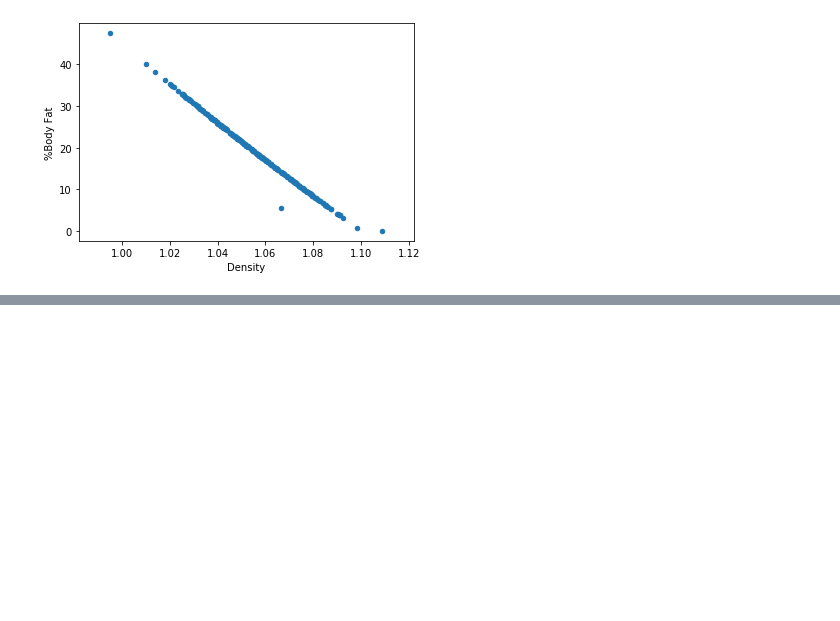
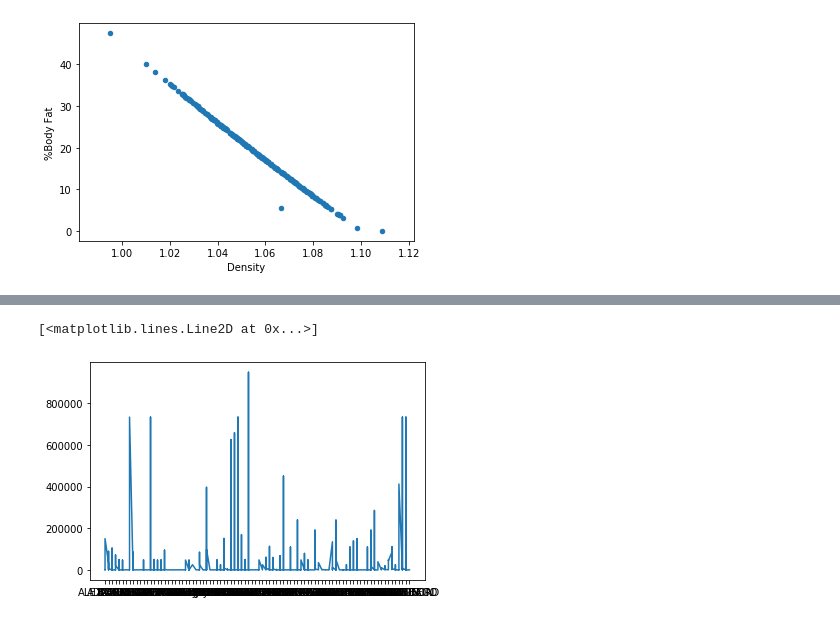
Before and after one commit to RafaelRochaS/Statistics_book, a Jupyter notebook: Statistics_Ch2.ipynb, the cells around one changed output, grey strips where cells are left out. Cells and saved outputs as stored; diff of their text form; code cells hidden in the pictures; blank space fills up the shorter version.

```diff
--- a/Statistics_Ch2.ipynb
+++ b/Statistics_Ch2.ipynb
@@ -116,3 +116,6 @@ bodyfat.plot.scatter(x='Density', y='%Body Fat')
 # %% [output]
 <matplotlib.axes._subplots.AxesSubplot at 0x...>
 [figure]
+# %%
+weapons = pd.read_csv("1033-program-foia-may-2014.txt")
+weapons.head(5)
@@ -118,0 +129,5 @@ bodyfat.plot.scatter(x='Density', y='%Body Fat')
+# %%
+plt.plot(weapons[weapons.State == 'IL']["County"], weapons[weapons.State == 'IL']["Acquisition Cost"])
+# %% [output]
+[<matplotlib.lines.Line2D at 0x...>]
+[figure, added]
```
Also changed, not shown: parts of 1 cell of this notebook.
